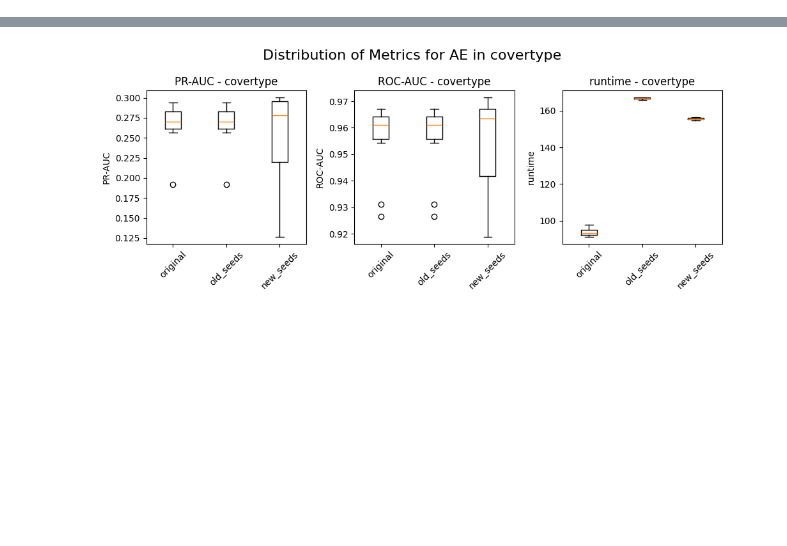
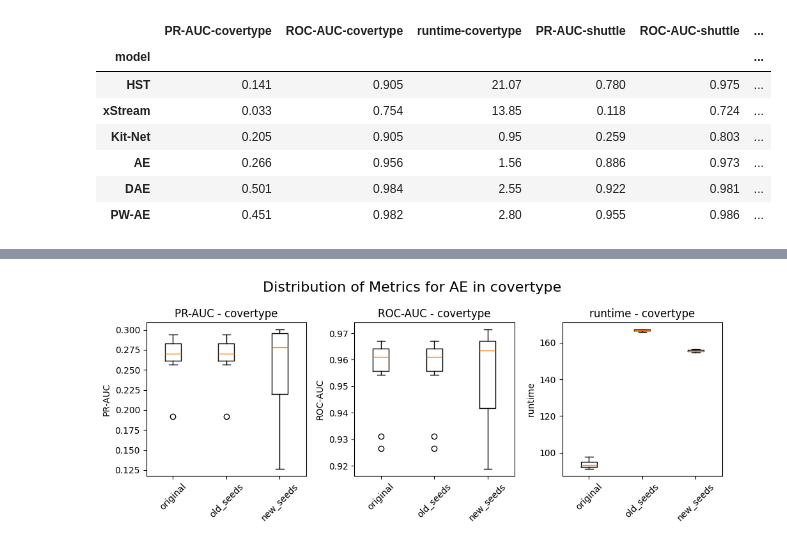
Before and after one commit to ronaldvandenbroek/DAADS, a Jupyter notebook: notebooks/additional_tests.ipynb, the cells around one changed output, grey strips where cells are left out. Saved outputs shown, nothing was run; the diff lists cells and outputs as text; code cells hidden in the pictures; blank space fills up the shorter version.

```diff
--- a/notebooks/additional_tests.ipynb
+++ b/notebooks/additional_tests.ipynb
@@ -72,0 +82,8 @@ columns = ['PR-AUC', 'ROC-AUC', 'runtime', 'status', 'model', 'dataset']
+# %%
+# Loading the datasets
+benchmark_csv_new_seeds = sort_dataframe(pd.read_csv('../results/new_seed/Benchmark_cython_combined.csv')[columns])
+benchmark_csv_old_seeds = sort_dataframe(pd.read_csv('../results/old_seed/Benchmark_combined.csv')[columns])
+benchmark_csv_original = sort_dataframe(pd.read_csv('../results/original/Benchmark.csv')[columns])
+
+# Drop ILOF and RRCF from the original results as new results do not include them
+benchmark_csv_original = benchmark_csv_original[~benchmark_csv_original['model'].isin(['ILOF', 'RRCF'])]
@@ -72,0 +114,12 @@ columns = ['PR-AUC', 'ROC-AUC', 'runtime', 'status', 'model', 'dataset']
+# %%
+flattened_benchmark_csv_original = flatten_dataframe(benchmark_csv_original)
+round_dataframe(flattened_benchmark_csv_original)
+# %% [output]
+|  | PR-AUC-covertype | ROC-AUC-covertype | runtime-covertype | PR-AUC-shuttle | ROC-AUC-shuttle | ... |
+| model |  |  |  |  |  | ... |
+| HST | 0.141 | 0.905 | 21.07 | 0.780 | 0.975 | ... |
+| xStream | 0.033 | 0.754 | 13.85 | 0.118 | 0.724 | ... |
+| Kit-Net | 0.205 | 0.905 | 0.95 | 0.259 | 0.803 | ... |
+| AE | 0.266 | 0.956 | 1.56 | 0.886 | 0.973 | ... |
+| DAE | 0.501 | 0.984 | 2.55 | 0.922 | 0.981 | ... |
+| PW-AE | 0.451 | 0.982 | 2.80 | 0.955 | 0.986 | ... |
```
Also changed, not shown: parts of 23 cells of this notebook.
